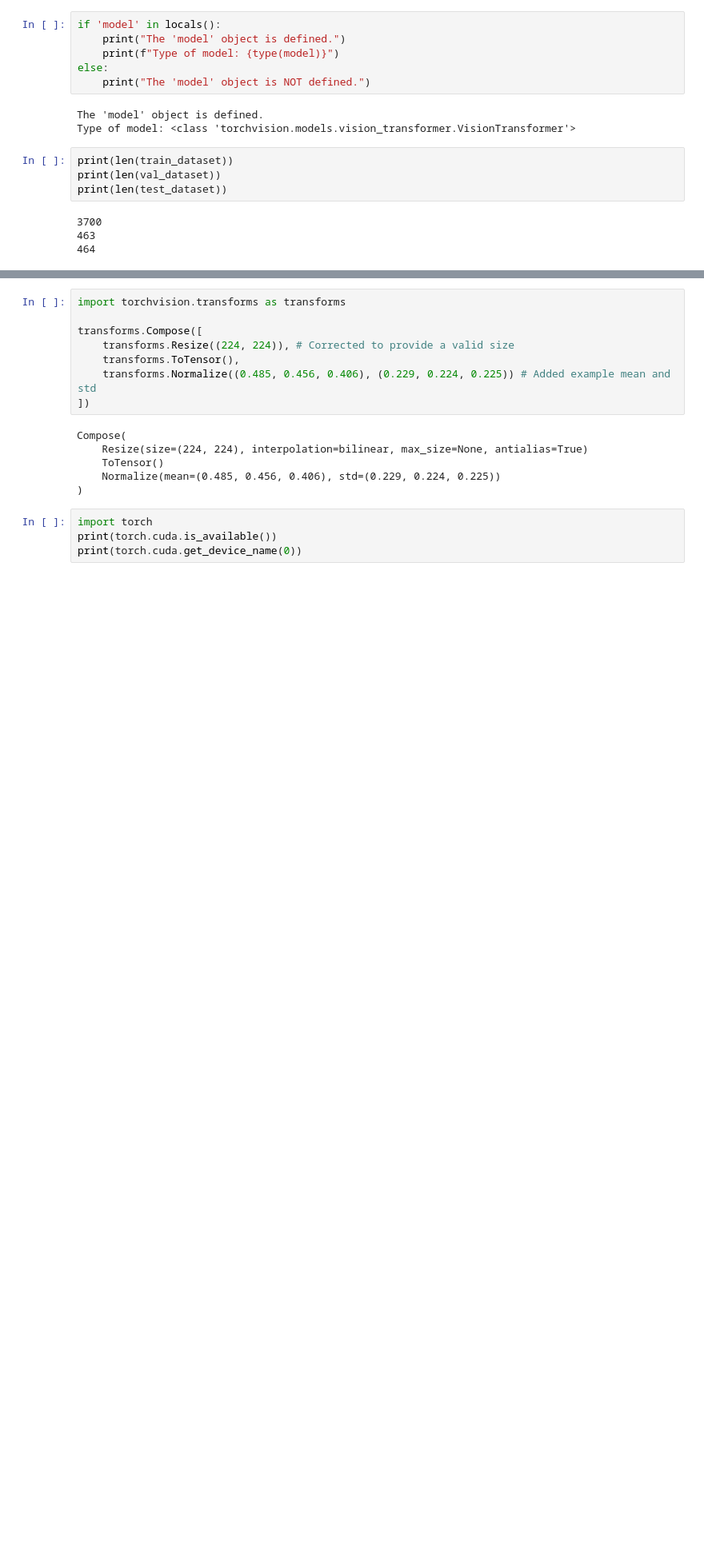
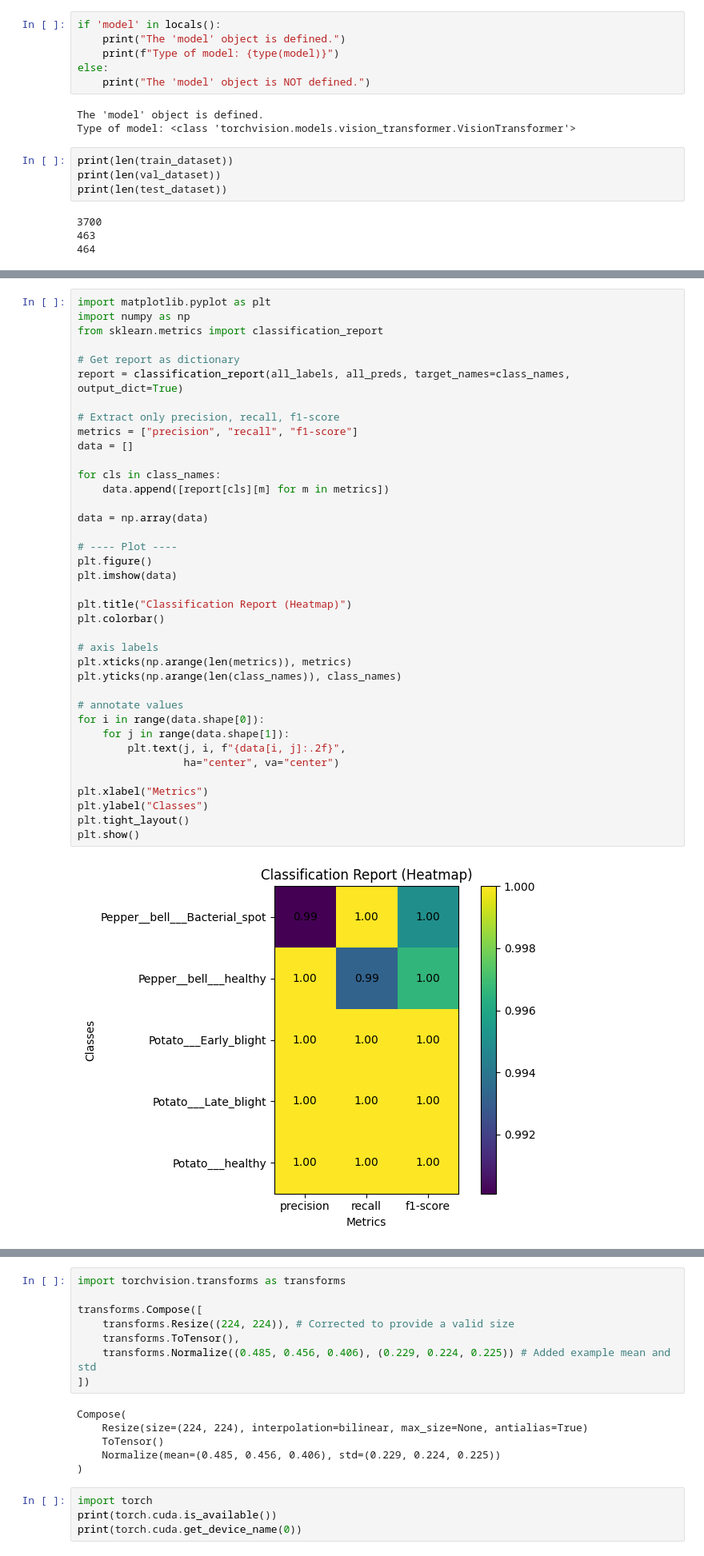
Before and after one commit to Ande404/CNN-vs-VIT-Agribench, a Jupyter notebook: vit_baseline.ipynb, the cells around one changed output, grey strips where cells are left out. Shown at 80% size. Saved outputs shown, nothing was run; the diff lists cells and outputs as text; blank space fills up the shorter version.

```diff
--- a/vit_baseline.ipynb
+++ b/vit_baseline.ipynb
@@ -988,0 +1137,40 @@ print(len(test_dataset))
+# %%
+import matplotlib.pyplot as plt
+import numpy as np
+from sklearn.metrics import classification_report
+
+# Get report as dictionary
+report = classification_report(all_labels, all_preds, target_names=class_names, output_dict=True)
+
+# Extract only precision, recall, f1-score
+metrics = ["precision", "recall", "f1-score"]
+data = []
+
+for cls in class_names:
+    data.append([report[cls][m] for m in metrics])
+
+data = np.array(data)
+
+# ---- Plot ----
+plt.figure()
+plt.imshow(data)
+
+plt.title("Classification Report (Heatmap)")
+plt.colorbar()
+
+# axis labels
+plt.xticks(np.arange(len(metrics)), metrics)
+plt.yticks(np.arange(len(class_names)), class_names)
+
+# annotate values
+for i in range(data.shape[0]):
+    for j in range(data.shape[1]):
+        plt.text(j, i, f"{data[i, j]:.2f}",
+                 ha="center", va="center")
+
+plt.xlabel("Metrics")
+plt.ylabel("Classes")
+plt.tight_layout()
+plt.show()
+# %% [output]
+[figure, added]
```
Also changed, not shown: parts of 9 cells of this notebook.
